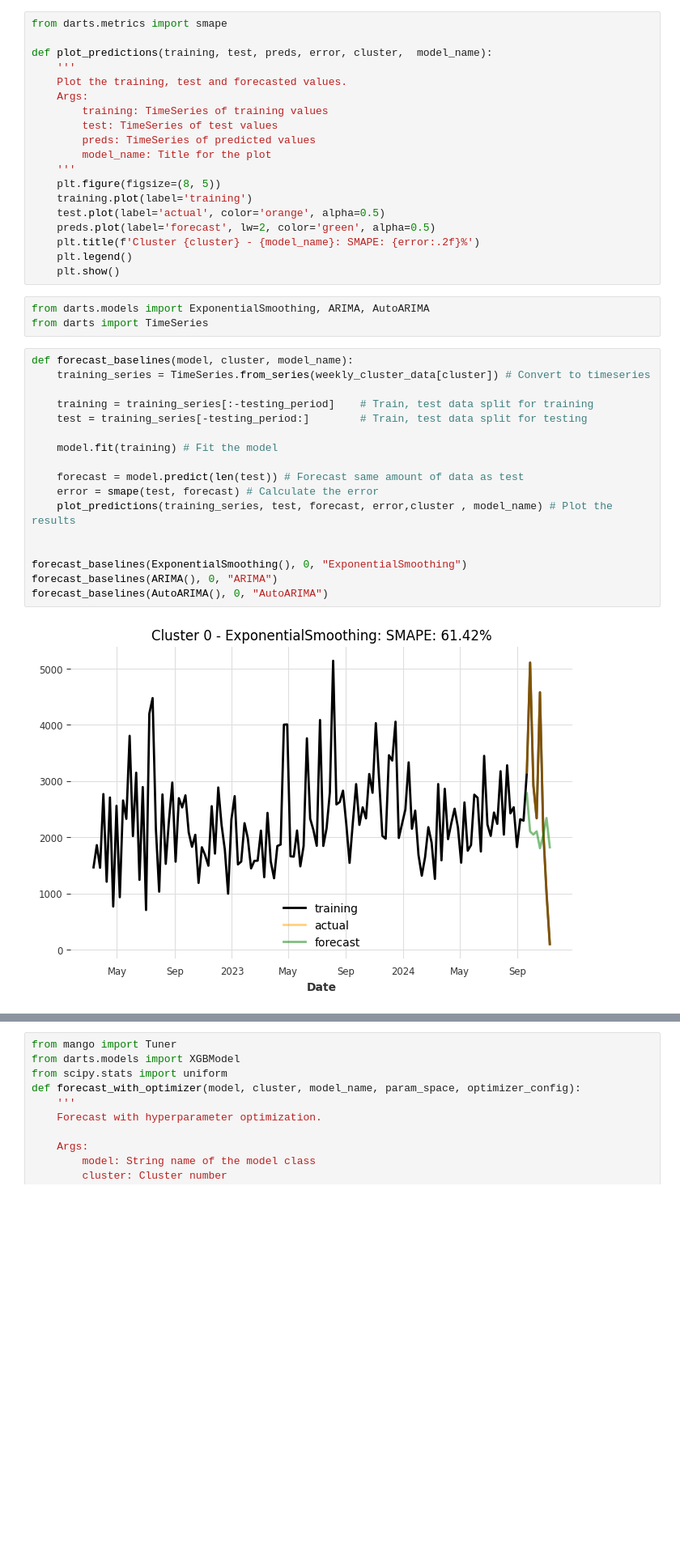
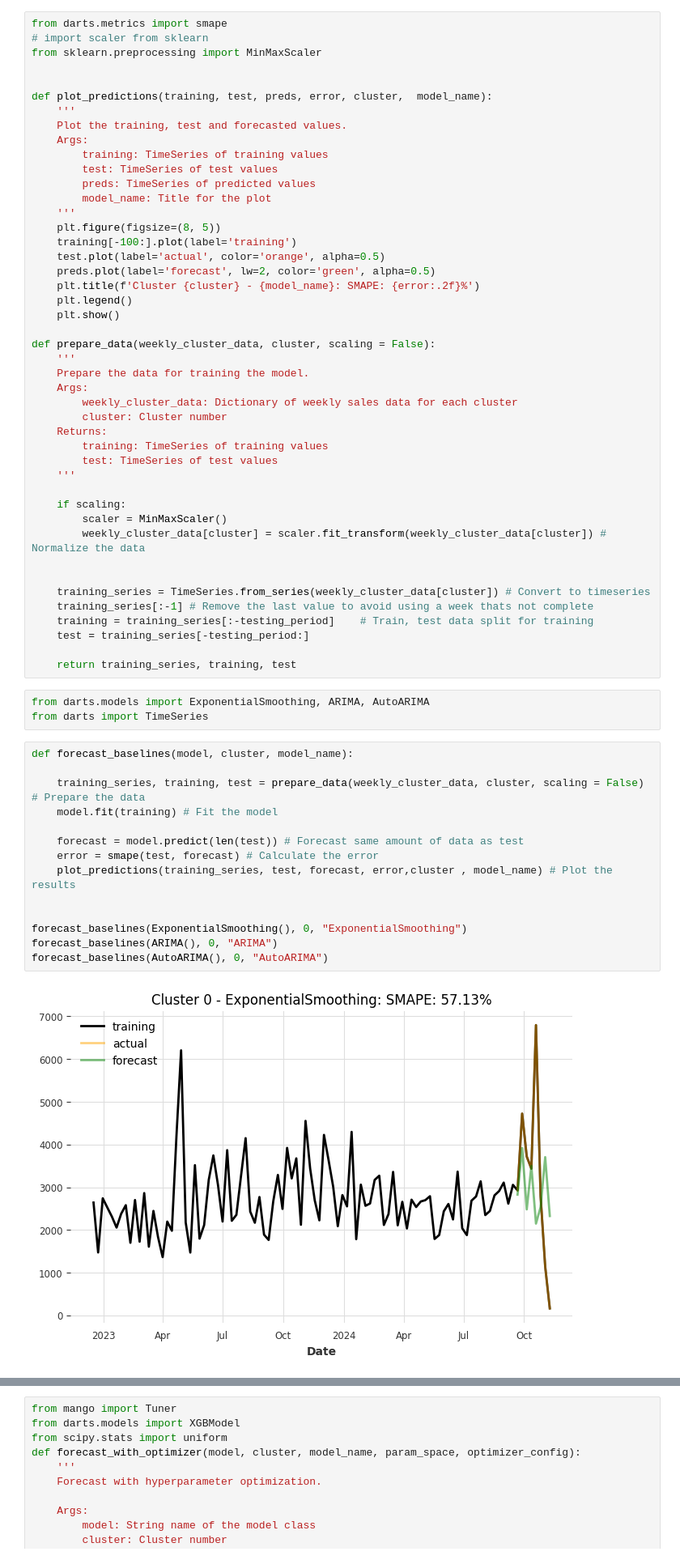
Before and after one commit to noeasyday7/bright_river, a Jupyter notebook: notebooks/time_forecasting_part.ipynb, the cells around one changed output, grey strips where cells are left out. Shown at 81% size. Cells and saved outputs as stored; diff of their text form; blank space fills up the shorter version.

Commit message:
added options for scaling and closer look at graphs

```diff
--- a/notebooks/time_forecasting_part.ipynb
+++ b/notebooks/time_forecasting_part.ipynb
@@ -112,5 +108,8 @@ Small Data Clusters: If clusters have limited data, use simpler models like Expo
 # %%
 from darts.metrics import smape
+# import scaler from sklearn
+from sklearn.preprocessing import MinMaxScaler
+
 
 def plot_predictions(training, test, preds, error, cluster,  model_name):
     '''
@@ -122,31 +121,51 @@ def plot_predictions(training, test, preds, error, cluster,  model_name):
         model_name: Title for the plot
     '''
     plt.figure(figsize=(8, 5))
-    training.plot(label='training')
+    training[-100:].plot(label='training')
     test.plot(label='actual', color='orange', alpha=0.5)
     preds.plot(label='forecast', lw=2, color='green', alpha=0.5)
     plt.title(f'Cluster {cluster} - {model_name}: SMAPE: {error:.2f}%')
     plt.legend()
     plt.show()
+
+def prepare_data(weekly_cluster_data, cluster, scaling = False):
+    '''
+    Prepare the data for training the model.
+    Args:
+        weekly_cluster_data: Dictionary of weekly sales data for each cluster
+        cluster: Cluster number
+    Returns:
+        training: TimeSeries of training values
+        test: TimeSeries of test values
+    '''
+
+    if scaling:
+        scaler = MinMaxScaler()
+        weekly_cluster_data[cluster] = scaler.fit_transform(weekly_cluster_data[cluster]) # Normalize the data
+
+
+    training_series = TimeSeries.from_series(weekly_cluster_data[cluster]) # Convert to timeseries
+    training_series[:-1] # Remove the last value to avoid using a week thats not complete
+    training = training_series[:-testing_period]    # Train, test data split for training
+    test = training_series[-testing_period:]
+
+    return training_series, training, test
 # %%
 from darts.models import ExponentialSmoothing, ARIMA, AutoARIMA
 from darts import TimeSeries
 # %%
 def forecast_baselines(model, cluster, model_name):
-    training_series = TimeSeries.from_series(weekly_cluster_data[cluster]) # Convert to timeseries
 
-    training = training_series[:-testing_period]    # Train, test data split for training
-    test = training_series[-testing_period:]        # Train, test data split for testing
-
+    training_series, training, test = prepare_data(weekly_cluster_data, cluster, scaling = False) # Prepare the data
     model.fit(training) # Fit the model
 
     forecast = model.predict(len(test)) # Forecast same amount of data as test
     error = smape(test, forecast) # Calculate the error
     plot_predictions(training_series, test, forecast, error,cluster , model_name) # Plot the results
 
 
 forecast_baselines(ExponentialSmoothing(), 0, "ExponentialSmoothing")
 forecast_baselines(ARIMA(), 0, "ARIMA")
 forecast_baselines(AutoARIMA(), 0, "AutoARIMA")
 # %% [output]
-[figure, old version]
+[figure, new version]
```
Also changed, not shown: parts of 7 cells of this notebook.
